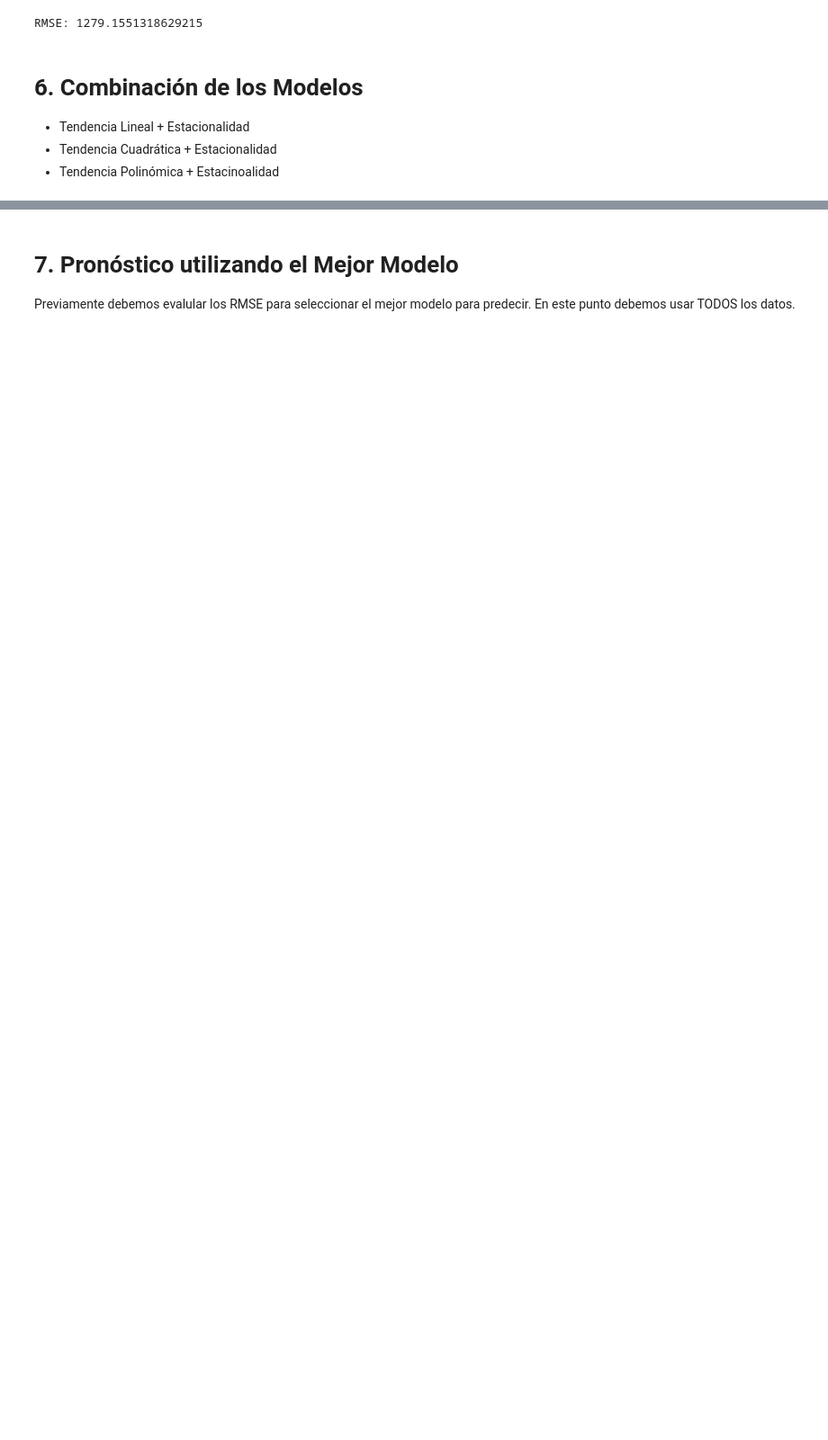
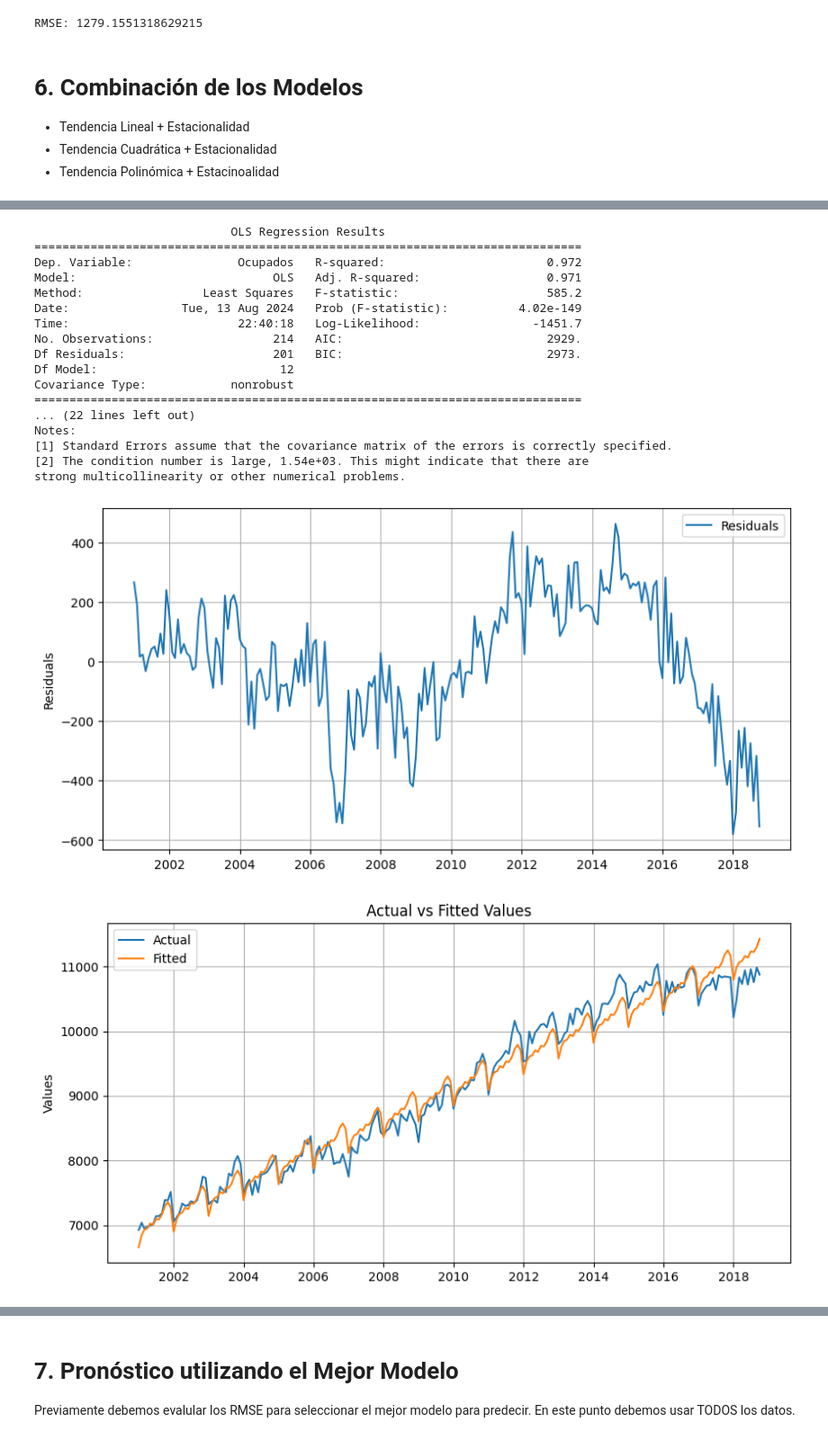
Before and after one commit to Daniel1martinez2/FDA_2_taller_2, a Jupyter notebook: main.ipynb, the cells around one changed output, grey strips where cells are left out. Shown at 90% size. Drawn from its saved outputs; the diff is of its cells as text; code cells hidden in the pictures; blank space fills up the shorter version.

Commit message:
addinf stationallity to models

```diff
--- a/main.ipynb
+++ b/main.ipynb
@@ -396,0 +471,37 @@ RMSE: 1279.1551318629215
+# %%
+results = {}
+
+for order in range(1, 7):
+
+    preds, rmse_train, rmse_test, _ = fit_polynomial_model_with_seasonality(
+        order=order,
+        train_data=train_socupados,
+        test_data=test_socupados,
+        h=6
+    )
+    results[f"rmse_test_sta_order_{order}"] = rmse_test
+
+    print({
+        f"rmse_train_sta_order_{order}": rmse_train,
+        f"rmse_test_sta_order_{order}": rmse_test
+    })
+# %% [output]
+                            OLS Regression Results
+==============================================================================
+Dep. Variable:               Ocupados   R-squared:                       0.972
+Model:                            OLS   Adj. R-squared:                  0.971
+Method:                 Least Squares   F-statistic:                     585.2
+Date:                Tue, 13 Aug 2024   Prob (F-statistic):          4.02e-149
+Time:                        22:40:18   Log-Likelihood:                -1451.7
+No. Observations:                 214   AIC:                             2929.
+Df Residuals:                     201   BIC:                             2973.
+Df Model:                          12
+Covariance Type:            nonrobust
+==============================================================================
+... (22 lines left out)
+Notes:
+[1] Standard Errors assume that the covariance matrix of the errors is correctly specified.
+[2] The condition number is large, 1.54e+03. This might indicate that there are
+strong multicollinearity or other numerical problems.
+[figure, added]
+[figure, added]
```
Also changed, not shown: parts of 14 cells of this notebook.
